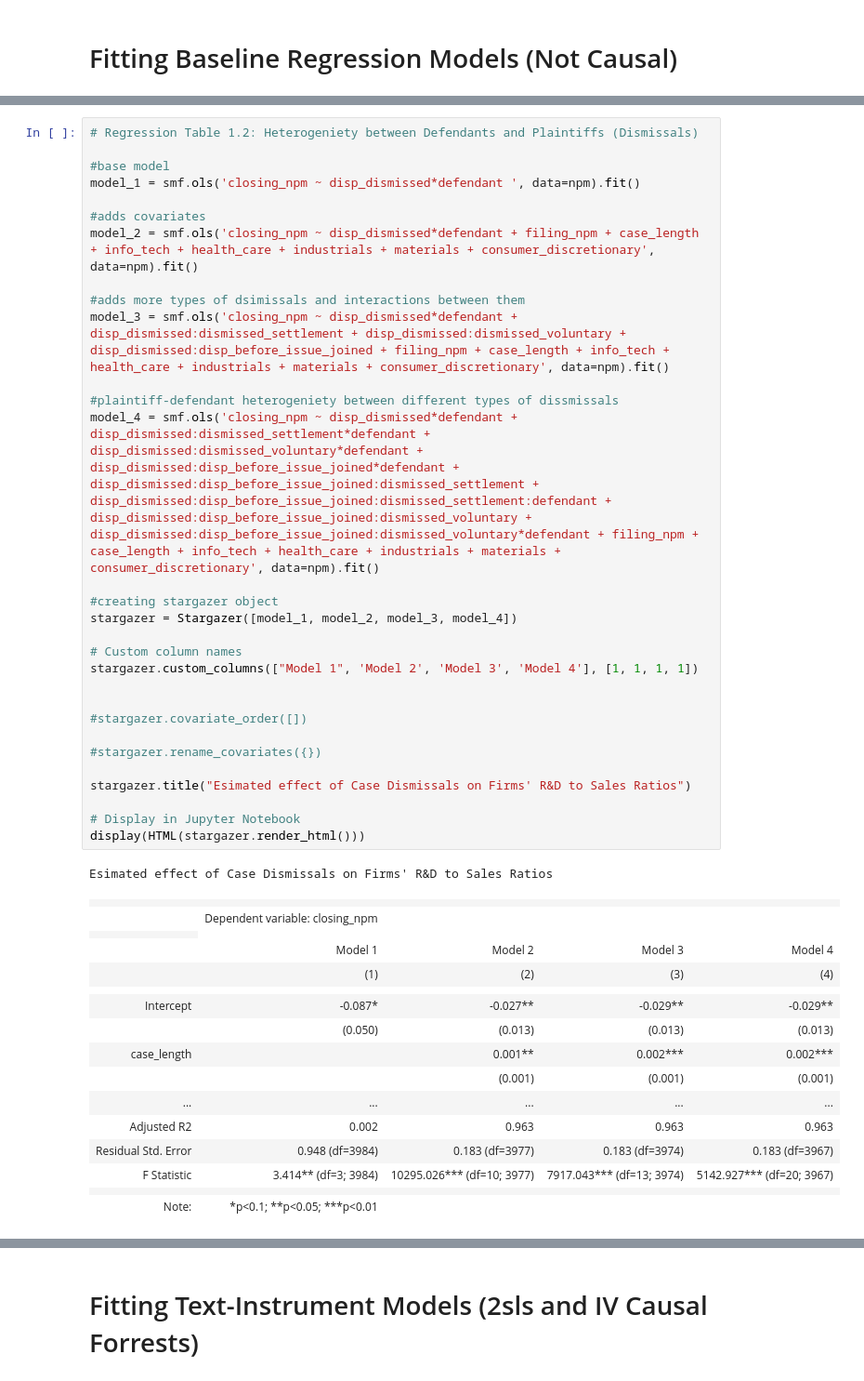
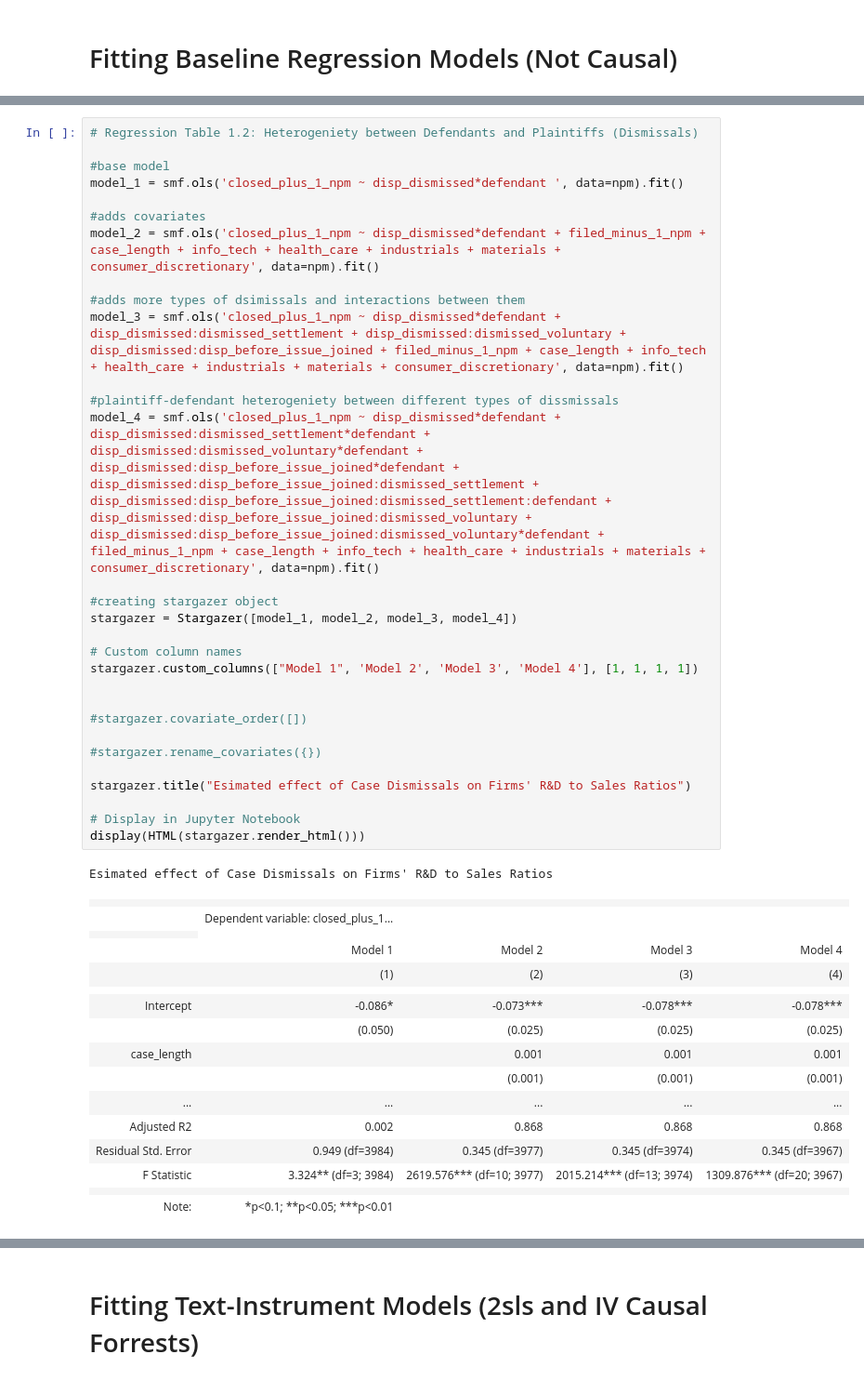
Before and after one commit to Sai0472003/PatentLitigation_Impact, a Jupyter notebook: Causal_Inference.ipynb, the cells around one changed output, grey strips where cells are left out. Shown at 93% size. Saved outputs shown, nothing was run; the diff lists cells and outputs as text.

```diff
--- a/Causal_Inference.ipynb
+++ b/Causal_Inference.ipynb
@@ -341,49 +345,49 @@ Requirement already satisfied: stargazer in /usr/local/lib/python3.11/dist-packa
 # %%
 # Regression Table 1.2: Heterogeniety between Defendants and Plaintiffs (Dismissals)
 
 #base model
-model_1 = smf.ols('closing_npm ~ disp_dismissed*defendant ', data=npm).fit()
+model_1 = smf.ols('closed_plus_1_npm ~ disp_dismissed*defendant ', data=npm).fit()
 
 #adds covariates
-model_2 = smf.ols('closing_npm ~ disp_dismissed*defendant + filing_npm + case_length + info_tech + health_care + industrials + materials + consumer_discretionary', data=npm).fit()
+model_2 = smf.ols('closed_plus_1_npm ~ disp_dismissed*defendant + filed_minus_1_npm + case_length + info_tech + health_care + industrials + materials + consumer_discretionary', data=npm).fit()
 
 #adds more types of dsimissals and interactions between them
-model_3 = smf.ols('closing_npm ~ disp_dismissed*defendant + disp_dismissed:dismissed_settlement + disp_dismissed:dismissed_voluntary + disp_dismissed:disp_before_issue_joined + filing_npm + case_length + info_tech + health_care + industrials + materials + consumer_discretionary', data=npm).fit()
+model_3 = smf.ols('closed_plus_1_npm ~ disp_dismissed*defendant + disp_dismissed:dismissed_settlement + disp_dismissed:dismissed_voluntary + disp_dismissed:disp_before_issue_joined + filed_minus_1_npm + case_length + info_tech + health_care + industrials + materials + consumer_discretionary', data=npm).fit()
 
 #plaintiff-defendant heterogeniety between different types of dissmissals
-model_4 = smf.ols('closing_npm ~ disp_dismissed*defendant + disp_dismissed:dismissed_settlement*defendant + disp_dismissed:dismissed_voluntary*defendant + disp_dismissed:disp_before_issue_joined*defendant + disp_dismissed:disp_before_issue_joined:dismissed_settlement + disp_dismissed:disp_before_issue_joined:dismissed_settlement:defendant + disp_dismissed:disp_before_issue_joined:dismissed_voluntary + disp_dismissed:disp_before_issue_joined:dismissed_voluntary*defendant + filing_npm + case_length + info_tech + health_care + industrials + materials + consumer_discretionary', data=npm).fit()
+model_4 = smf.ols('closed_plus_1_npm ~ disp_dismissed*defendant + disp_dismissed:dismissed_settlement*defendant + disp_dismissed:dismissed_voluntary*defendant + disp_dismissed:disp_before_issue_joined*defendant + disp_dismissed:disp_before_issue_joined:dismissed_settlement + disp_dismissed:disp_before_issue_joined:dismissed_settlement:defendant + disp_dismissed:disp_before_issue_joined:dismissed_voluntary + disp_dismissed:disp_before_issue_joined:dismissed_voluntary*defendant + filed_minus_1_npm + case_length + info_tech + health_care + industrials + materials + consumer_discretionary', data=npm).fit()
 
 #creating stargazer object
 stargazer = Stargazer([model_1, model_2, model_3, model_4])
 
 # Custom column names
 stargazer.custom_columns(["Model 1", 'Model 2', 'Model 3', 'Model 4'], [1, 1, 1, 1])
 
 
 #stargazer.covariate_order([])
 
 #stargazer.rename_covariates({})
 
 stargazer.title("Esimated effect of Case Dismissals on Firms' R&D to Sales Ratios")
 
 # Display in Jupyter Notebook
 display(HTML(stargazer.render_html()))
 # %% [output]
 Esimated effect of Case Dismissals on Firms' R&D to Sales Ratios
 |  |  |  |  |  |
-|  | Dependent variable: closing_npm |  |  |  |
+|  | Dependent variable: closed_plus_1... |  |  |  |
 |  |
 |  | Model 1 | Model 2 | Model 3 | Model 4 |
 |  | (1) | (2) | (3) | (4) |
 |  |  |  |  |  |
-| Intercept | -0.087* | -0.027** | -0.029** | -0.029** |
-|  | (0.050) | (0.013) | (0.013) | (0.013) |
-| case_length |  | 0.001** | 0.002*** | 0.002*** |
+| Intercept | -0.086* | -0.073*** | -0.078*** | -0.078*** |
+|  | (0.050) | (0.025) | (0.025) | (0.025) |
+| case_length |  | 0.001 | 0.001 | 0.001 |
 |  |  | (0.001) | (0.001) | (0.001) |
 | ... | ... | ... | ... | ... |
-| Adjusted R2 | 0.002 | 0.963 | 0.963 | 0.963 |
-| Residual Std. Error | 0.948 (df=3984) | 0.183 (df=3977) | 0.183 (df=3974) | 0.183 (df=3967) |
-| F Statistic | 3.414** (df=3; 3984) | 10295.026*** (df=10; 3977) | 7917.043*** (df=13; 3974) | 5142.927*** (df=20; 3967) |
+| Adjusted R2 | 0.002 | 0.868 | 0.868 | 0.868 |
+| Residual Std. Error | 0.949 (df=3984) | 0.345 (df=3977) | 0.345 (df=3974) | 0.345 (df=3967) |
+| F Statistic | 3.324** (df=3; 3984) | 2619.576*** (df=10; 3977) | 2015.214*** (df=13; 3974) | 1309.876*** (df=20; 3967) |
 |  |  |  |  |  |
 | Note: | *p<0.1; **p<0.05; ***p<0.01 |  |  |  |
 # %%
```
Also changed, not shown: parts of 27 cells of this notebook.
